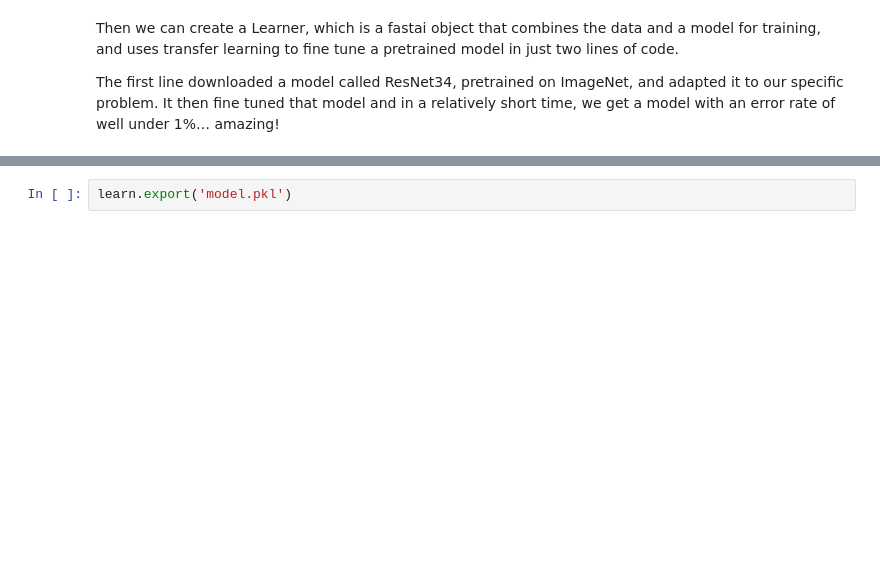
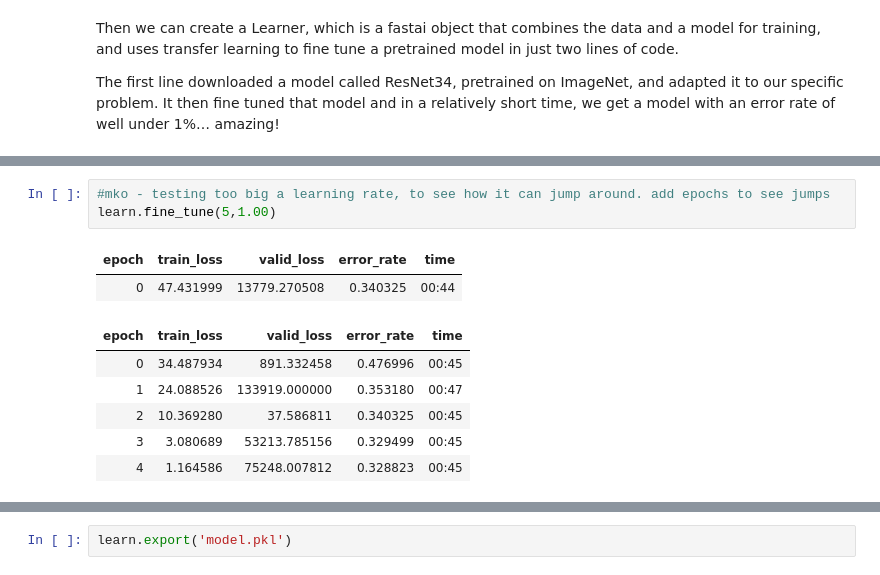
Before and after one commit to mkotemp/fastai, a Jupyter notebook: Copy_of_dogs_cats.ipynb, the cells around one changed output, grey strips where cells are left out. Cells and saved outputs as stored; diff of their text form; blank space fills up the shorter version.

```diff
--- a/Copy_of_dogs_cats.ipynb
+++ b/Copy_of_dogs_cats.ipynb
@@ -96,0 +93,12 @@ learn.fine_tune(2, 3e-3)
+# %%
+#mko - testing too big a learning rate, to see how it can jump around. add epochs to see jumps
+learn.fine_tune(5,1.00)
+# %% [output]
+| epoch | train_loss | valid_loss | error_rate | time |
+| 0 | 47.431999 | 13779.270508 | 0.340325 | 00:44 |
+| epoch | train_loss | valid_loss | error_rate | time |
+| 0 | 34.487934 | 891.332458 | 0.476996 | 00:45 |
+| 1 | 24.088526 | 133919.000000 | 0.353180 | 00:47 |
+| 2 | 10.369280 | 37.586811 | 0.340325 | 00:45 |
+| 3 | 3.080689 | 53213.785156 | 0.329499 | 00:45 |
+| 4 | 1.164586 | 75248.007812 | 0.328823 | 00:45 |
```
Also changed, not shown: parts of 14 cells of this notebook.
